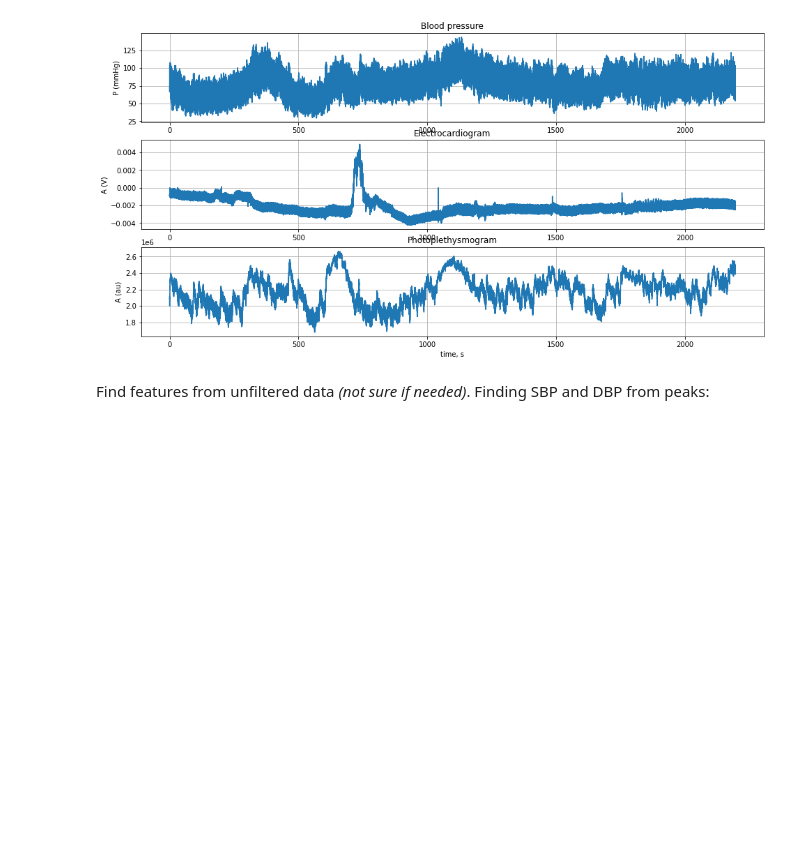
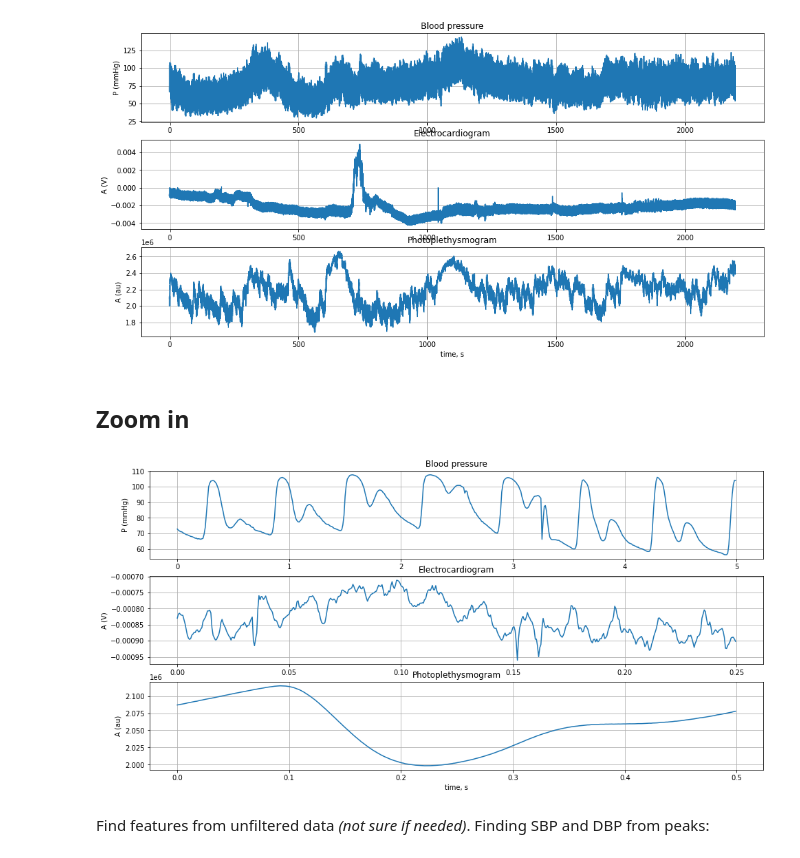
Before and after one commit to Double-Bonus/BP-estimation, a Jupyter notebook: bloodEstimate.ipynb, the cells around one changed output. Drawn from its saved outputs; the diff is of its cells as text; code cells hidden in the pictures; blank space fills up the shorter version.

Commit message:
chore: add zoomed in graphs

```diff
--- a/bloodEstimate.ipynb
+++ b/bloodEstimate.ipynb
@@ -60,6 +60,34 @@ plt.grid()
 plt.show()
 # %% [output]
 [figure]
+# %% [markdown]
+## Zoom in
+# %%
+plt.figure()
+plt.subplot(311)
+time_bp = range(0, len(bp)) /f_bp
+plt.plot(time_bp[:500], bp[:500])
+plt.title('Blood pressure')
+plt.ylabel('P (mmHg)')
+plt.grid()
+
+plt.subplot(312)
+time_ecg = range(0, len(ecg)) /f_ecg
+plt.plot(time_ecg[:500], ecg[:500])
+plt.title('Electrocardiogram')
+plt.ylabel('A (V)')
+plt.grid()
+
+plt.subplot(313)
+time_ppg = range(0, len(ppg)) /f_ppg
+plt.plot(time_ppg[:500], ppg[:500])
+plt.title('Photoplethysmogram')
+plt.ylabel('A (au)')
+plt.xlabel('time, s')
+plt.grid()
+plt.show()
+# %% [output]
+[figure, added]
 # %% [markdown]
 Find features from unfiltered data *(not sure if needed)*. Finding SBP and DBP from peaks:
 # %%
```
Also changed, not shown: parts of 2 cells of this notebook.
